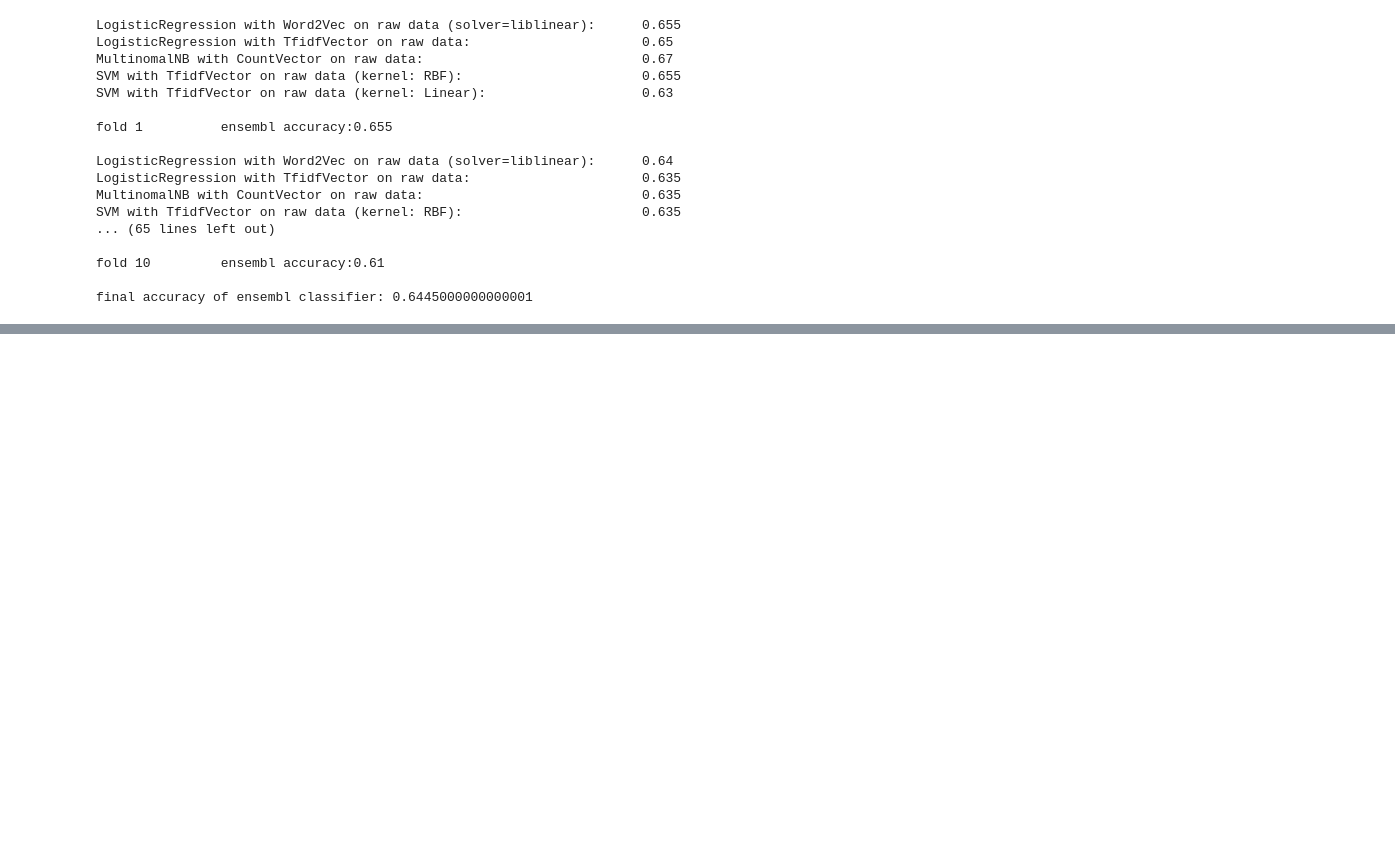
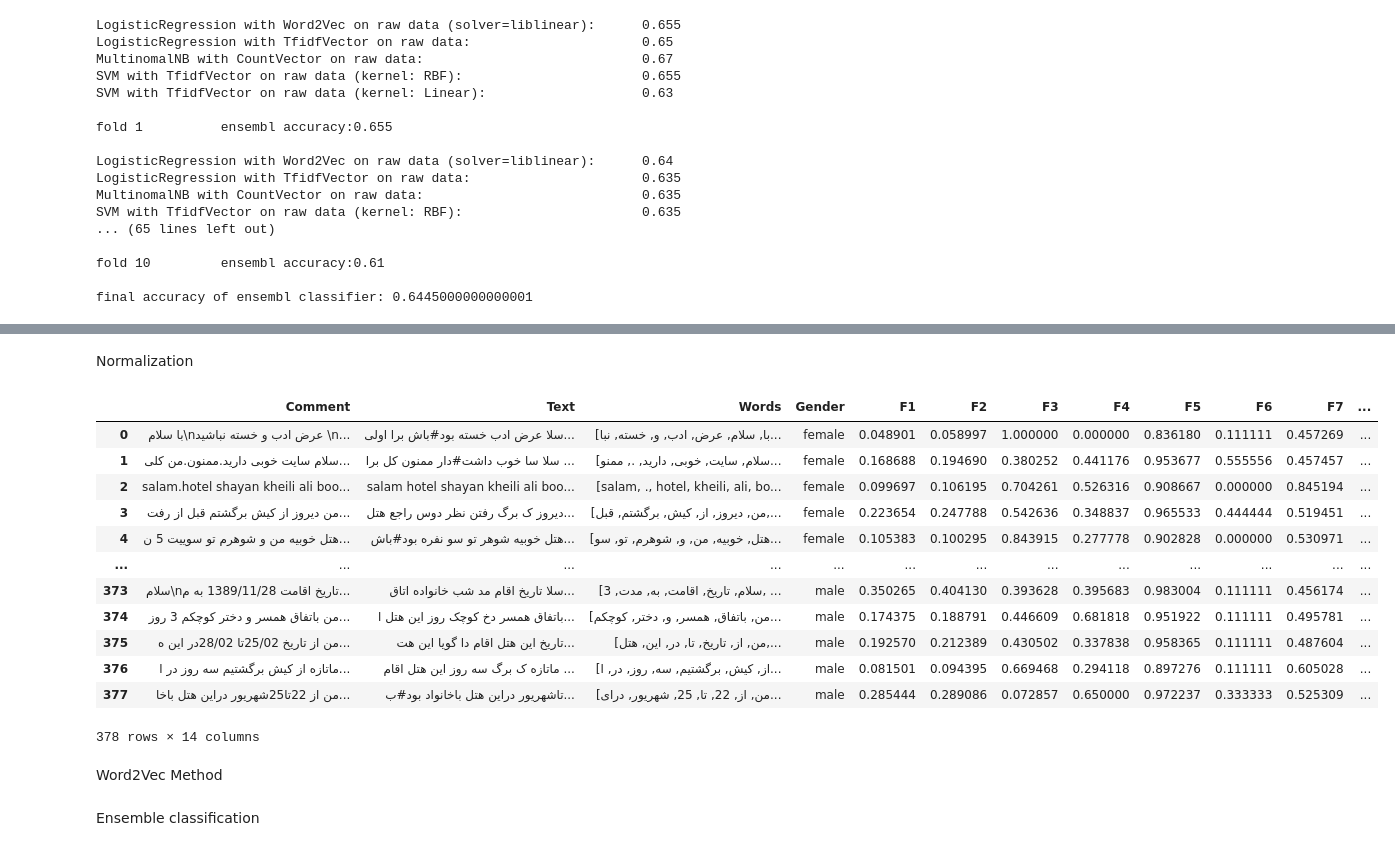
Before and after one commit to HLTT14/NLP-Assignments, a Jupyter notebook: NLP_Assignment1.ipynb, the cells around one changed output, grey strips where cells are left out. Drawn from its saved outputs; the diff is of its cells as text; code cells hidden in the pictures; blank space fills up the shorter version.

```diff
--- a/NLP_Assignment1.ipynb
+++ b/NLP_Assignment1.ipynb
@@ -584,0 +715,19 @@ final accuracy of ensembl classifier: 0.6445000000000001
+# %% [markdown]
+Normalization
+# %%
+normalized_test_df = pd.concat([test_df.iloc[:,:4], (test_df.iloc[:,4:] - test_df.iloc[:,4:].min()) / (test_df.iloc[:,4:].max() - test_df.iloc[:,4:].min())], axis=1)
+normalized_test_df
+# %% [output]
+|  | Comment | Text | Words | Gender | F1 | F2 | F3 | F4 | F5 | F6 | F7 | ... |
+| 0 | با سلام\nعرض ادب و خسته نباشید \n... | سلا عرض ادب خسته بود#باش برا اولی... | [با, سلام, عرض, ادب, و, خسته, نبا... | female | 0.048901 | 0.058997 | 1.000000 | 0.000000 | 0.836180 | 0.111111 | 0.457269 | ... |
+| 1 | سلام سایت خوبی دارید.ممنون.من کلی... | سلا سا خوب داشت#دار ممنون کل برا ... | [سلام, سایت, خوبی, دارید, ., ممنو... | female | 0.168688 | 0.194690 | 0.380252 | 0.441176 | 0.953677 | 0.555556 | 0.457457 | ... |
+| 2 | salam.hotel shayan kheili ali boo... | salam hotel shayan kheili ali boo... | [salam, ., hotel, kheili, ali, bo... | female | 0.099697 | 0.106195 | 0.704261 | 0.526316 | 0.908667 | 0.000000 | 0.845194 | ... |
+| 3 | من دیروز از کیش برگشتم قبل از رفت... | دیروز ک برگ رفتن نظر دوس راجع هتل... | [من, دیروز, از, کیش, برگشتم, قبل,... | female | 0.223654 | 0.247788 | 0.542636 | 0.348837 | 0.965533 | 0.444444 | 0.519451 | ... |
+| 4 | هتل خوبیه من و شوهرم تو سوییت 5 ن... | هتل خوبیه شوهر تو سو نفره بود#باش... | [هتل, خوبیه, من, و, شوهرم, تو, سو... | female | 0.105383 | 0.100295 | 0.843915 | 0.277778 | 0.902828 | 0.000000 | 0.530971 | ... |
+| ... | ... | ... | ... | ... | ... | ... | ... | ... | ... | ... | ... | ... |
+| 373 | سلام\nتاریخ اقامت 1389/11/28 به م... | سلا تاریخ اقام مد شب خانواده اتاق... | [سلام, تاریخ, اقامت, به, مدت, 3, ... | male | 0.350265 | 0.404130 | 0.393628 | 0.395683 | 0.983004 | 0.111111 | 0.456174 | ... |
+| 374 | من باتفاق همسر و دختر کوچکم 3 روز... | باتفاق همسر دخ کوچک روز این هتل ا... | [من, باتفاق, همسر, و, دختر, کوچکم... | male | 0.174375 | 0.188791 | 0.446609 | 0.681818 | 0.951922 | 0.111111 | 0.495781 | ... |
+| 375 | من از تاریخ 25/02تا 28/02در این ه... | تاریخ این هتل اقام دا گویا این هت... | [من, از, تاریخ, تا, در, این, هتل,... | male | 0.192570 | 0.212389 | 0.430502 | 0.337838 | 0.958365 | 0.111111 | 0.487604 | ... |
+| 376 | ماتازه از کیش برگشتیم سه روز در ا... | ماتازه ک برگ سه روز این هتل اقام ... | [از, کیش, برگشتیم, سه, روز, در, ا... | male | 0.081501 | 0.094395 | 0.669468 | 0.294118 | 0.897276 | 0.111111 | 0.605028 | ... |
+| 377 | من از 22تا25شهریور دراین هتل باخا... | تاشهریور دراین هتل باخانواد بود#ب... | [من, از, 22, تا, 25, شهریور, درای... | male | 0.285444 | 0.289086 | 0.072857 | 0.650000 | 0.972237 | 0.333333 | 0.525309 | ... |
+378 rows × 14 columns
@@ -584,0 +736,2 @@ final accuracy of ensembl classifier: 0.6445000000000001
+# %% [markdown]
+Word2Vec Method
@@ -584,0 +743,2 @@ final accuracy of ensembl classifier: 0.6445000000000001
+# %% [markdown]
+Ensemble classification
```
Also changed, not shown: parts of 42 cells of this notebook.
